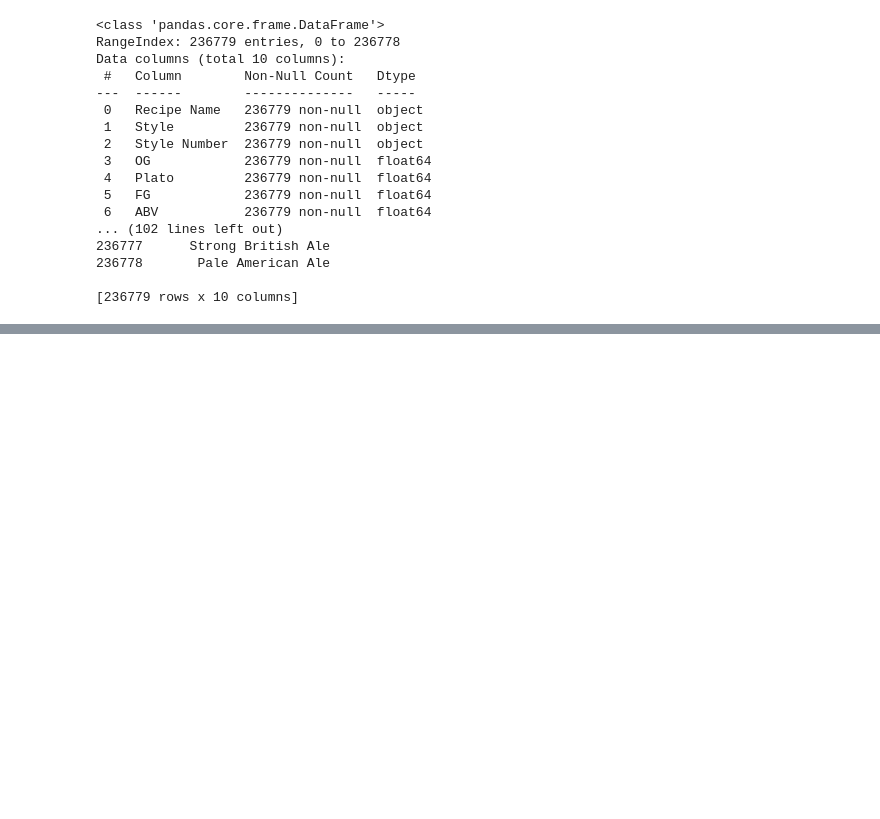
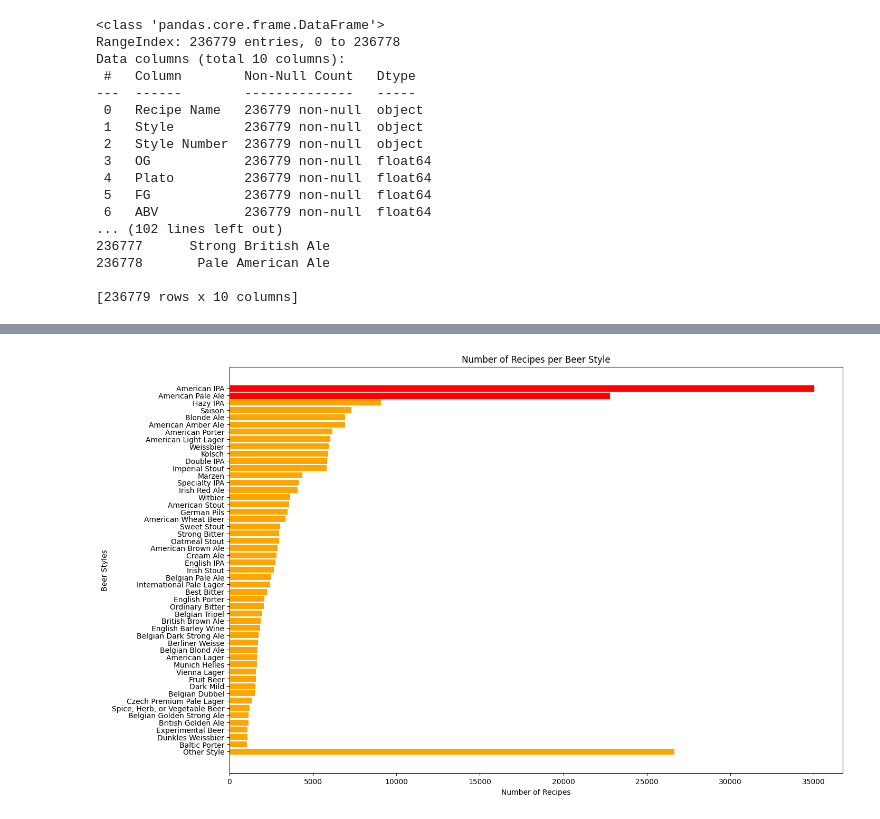
Before and after one commit to Redsoxin7/beer_recipes, a Jupyter notebook: Beer_Recipe_Analysis.ipynb, the cells around one changed output, grey strips where cells are left out. Saved outputs shown, nothing was run; the diff lists cells and outputs as text; code cells hidden in the pictures; blank space fills up the shorter version.

```diff
--- a/Beer_Recipe_Analysis.ipynb
+++ b/Beer_Recipe_Analysis.ipynb
@@ -310,0 +426,34 @@ Straight Sour Beer                             7
+# %%
+def total_occurrence_abbrev():
+    # Group by 'Style' and count the number of occurrences
+    style_counts = beer_recipes['Style'].value_counts()
+
+    # Sort the data in descending order
+    style_counts = style_counts.sort_values(ascending=False)
+
+    # Group the first 50 styles and the rest into "Other Style"
+    top_styles = style_counts[:50]
+    other_styles = pd.Series([style_counts[50:].sum()], index=['Other Style'])
+    style_counts = pd.concat([top_styles, other_styles])
+
+
+    # Plot the bar chart horizontally
+    fig, ax = plt.subplots(figsize=(15, 10))
+    bars = ax.barh(style_counts.index, style_counts.values, color='orange') # type: ignore
+
+    # Highlight the top 3 bars
+    bars[0].set_color('red')
+    bars[1].set_color('red')
+
+
+
+    plt.xlabel('Number of Recipes')
+    plt.ylabel('Beer Styles')
+    plt.title('Number of Recipes per Beer Style')
+    # Reverse the y-axis to have the largest bars at the top
+    ax.invert_yaxis()
+    plt.show()
+
+total_occurrence_abbrev()
+# %% [output]
+[figure, added]
```
Also changed, not shown: parts of 10 cells of this notebook.
